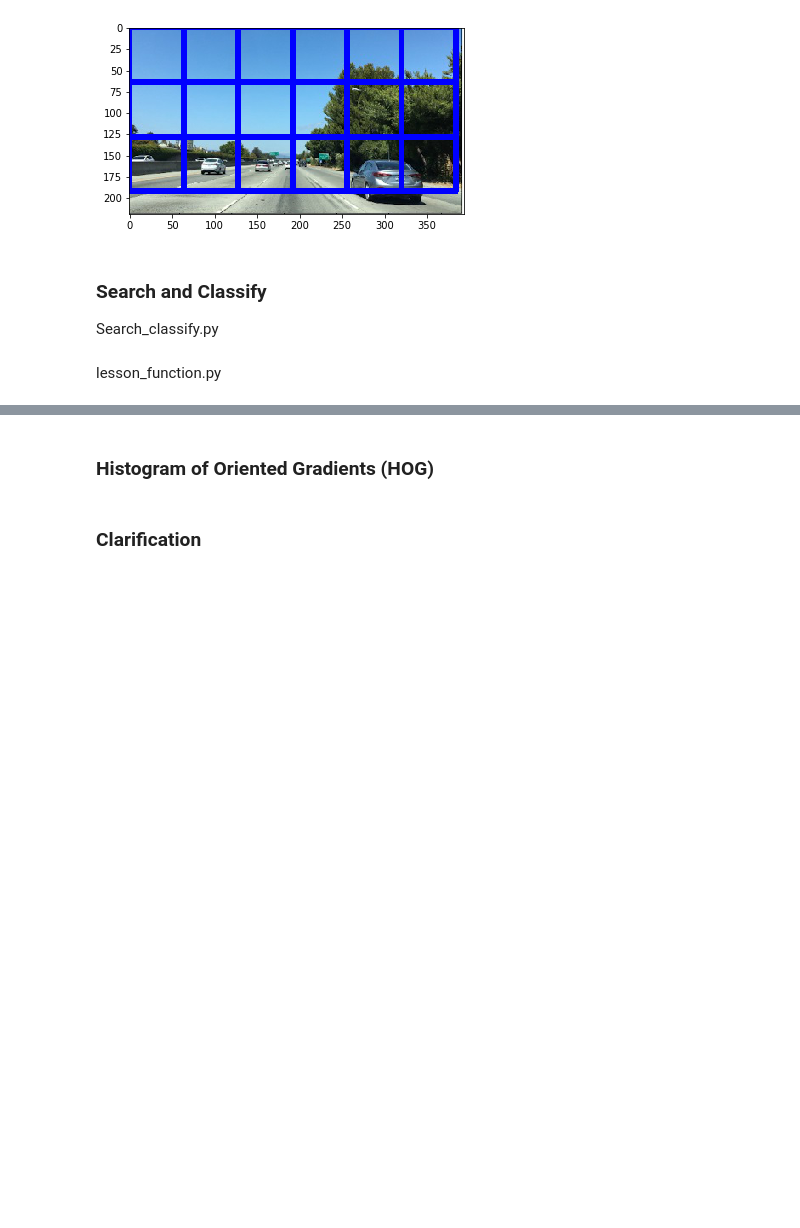
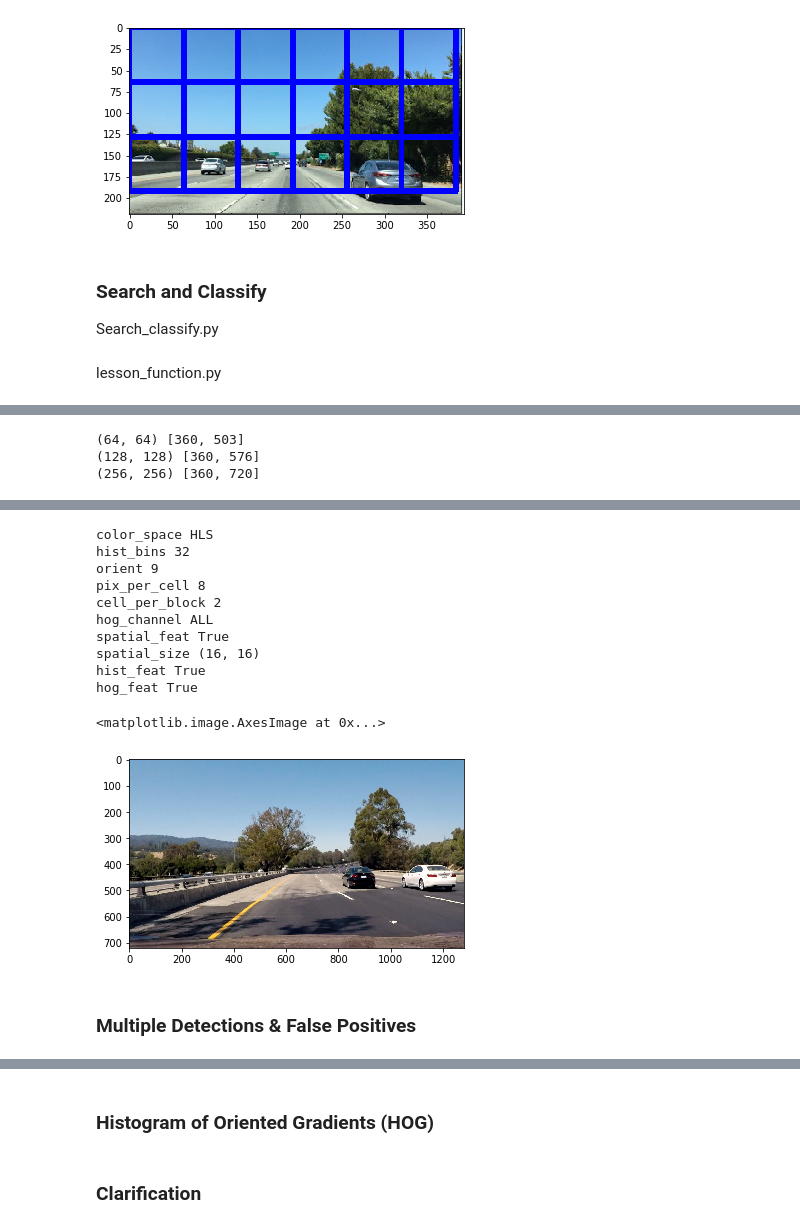
Before and after one commit to YoshiyukiKono/CarND, a Jupyter notebook: project-5/Vehicle_Detection.ipynb, the cells around one changed output, grey strips where cells are left out. Cells and saved outputs as stored; diff of their text form; code cells hidden in the pictures; blank space fills up the shorter version.

```diff
--- a/project-5/Vehicle_Detection.ipynb
+++ b/project-5/Vehicle_Detection.ipynb
@@ -1446,0 +1592,65 @@ TypeError: extract_features() got an unexpected keyword argument 'color_space'
+# %%
+def prit_parameters(color_space,
+                        spatial_size, hist_bins,
+                        orient, pix_per_cell,
+                        cell_per_block,
+                        hog_channel, spatial_feat,
+                        hist_feat, hog_feat):
+    print("color_space",color_space)
+
+    print("hist_bins",hist_bins)
+    print("orient",orient)
+    print("pix_per_cell",pix_per_cell)
+    print("cell_per_block",cell_per_block)
+    print("hog_channel",hog_channel)
+    print("spatial_feat",spatial_feat)
+    print("spatial_size",spatial_size)
+    print("hist_feat",hist_feat)
+    print("hog_feat",hog_feat)
+# %%
+SIZE_RANGES = (64, 128, 256)
+Y_END_RATES = (0.7, 0.8, 1)
+XY_OVERLAP = (0.7, 0.7)
+
+image = mpimg.imread('test_images/test4.jpg')
+draw_image = np.copy(image)
+
+# Uncomment the following line if you extracted training
+# data from .png images (scaled 0 to 1 by mpimg) and the
+# image you are searching is a .jpg (scaled 0 to 255)
+if TRAINING_IMAGE_SUFFIX == IMAGE_SUFFIX_PNG:
+    image = image.astype(np.float32)/255
+
+x_start_stop = [None, None]
+y_start_stop = [image.shape[0]//2, image.shape[0]]
+
+windows = []
+for y_end, xysize in zip(Y_END_RATES, SIZE_RANGES):
+    size = (xysize, xysize)
+    y_start_stop = [image.shape[0]//2, int(y_end*image.shape[0])]
+    windows.extend(slide_window(image, x_start_stop=x_start_stop, y_start_stop=y_start_stop,
+                    xy_window=size, xy_overlap=XY_OVERLAP))
+
+    print(size, y_start_stop)
+
+hot_windows = search_windows(image, windows, svc, X_scaler, color_space=color_space,
+                        spatial_size=spatial_size, hist_bins=hist_bins,
+                        orient=orient, pix_per_cell=pix_per_cell,
+                        cell_per_block=cell_per_block,
+                        hog_channel=hog_channel, spatial_feat=spatial_feat,
+                        hist_feat=hist_feat, hog_feat=hog_feat)
+
+prit_parameters(color_space=color_space,
+                        spatial_size=spatial_size, hist_bins=hist_bins,
+                        orient=orient, pix_per_cell=pix_per_cell,
+                        cell_per_block=cell_per_block,
+                        hog_channel=hog_channel, spatial_feat=spatial_feat,
+                        hist_feat=hist_feat, hog_feat=hog_feat)
+
+window_img = draw_boxes(draw_image, hot_windows, color=(0, 0, 255), thick=6)
+
+plt.imshow(window_img)
+# %% [output]
+(64, 64) [360, 503]
+(128, 128) [360, 576]
+(256, 256) [360, 720]
@@ -1446,0 +1659,14 @@ TypeError: extract_features() got an unexpected keyword argument 'color_space'
+color_space HLS
+hist_bins 32
+orient 9
+pix_per_cell 8
+cell_per_block 2
+hog_channel ALL
+spatial_feat True
+spatial_size (16, 16)
+hist_feat True
+hog_feat True
+<matplotlib.image.AxesImage at 0x...>
+[figure, added]
+# %% [markdown]
+### Multiple Detections & False Positives
```
Also changed, not shown: parts of 53 cells of this notebook, 8 other files.
